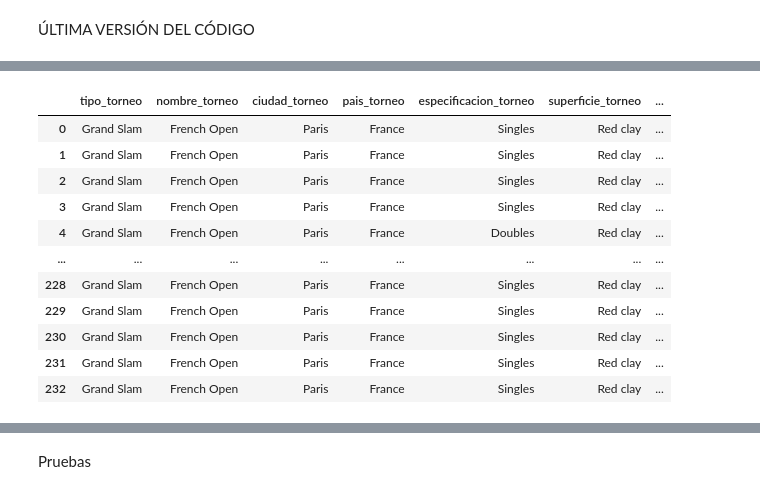
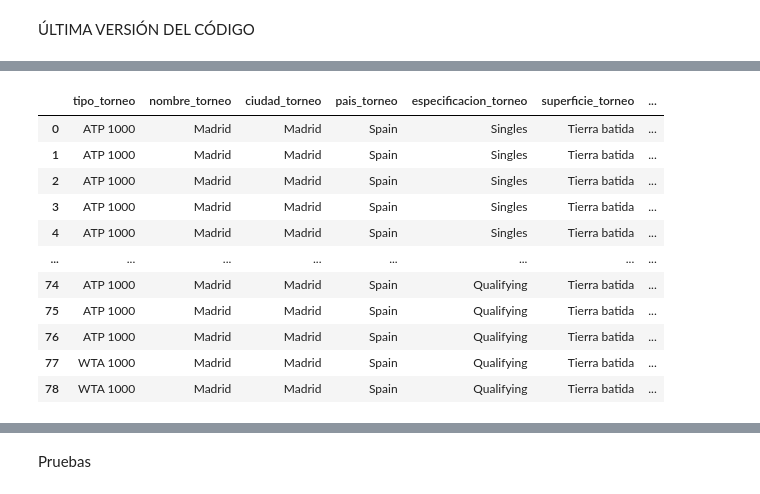
Before and after one commit to carlosvallejo23/tenis, a Jupyter notebook: scraping.ipynb, the cells around one changed output, grey strips where cells are left out. Saved outputs shown, nothing was run; the diff lists cells and outputs as text; code cells hidden in the pictures.

```diff
--- a/scraping.ipynb
+++ b/scraping.ipynb
@@ -158,14 +48,52 @@ driver.get("https://www.sofascore.com/tennis")
 try:
     wait = WebDriverWait(driver, 10)
 
-    # [Mismo código para eliminar overlays y manejar CAPTCHA...]
+    # Eliminar overlays
+    def wait_overlay_to_disappear(driver, wait, class_name="fc-dialog-overlay", timeout=10):
+        try:
+            wait.until(EC.invisibility_of_element_located((By.CLASS_NAME, class_name)))
+        except TimeoutException:
+            driver.execute_script("""
+                let overlays = document.getElementsByClassName(arguments[0]);
+                while(overlays.length > 0) {
+                    overlays[0].parentNode.removeChild(overlays[0]);
+                }
+            """, class_name)
+            time.sleep(1)
+
+    #Esto que está comentado es para eliminar pestañas emergentes de manera automática (no sirve para captcha)
+    """
+    # Aceptar cookies u otros popups
+    buttons = driver.find_elements(By.TAG_NAME, "button")
+    print(len(buttons), buttons)
+    for i in range(len(buttons)):
+        try:
+            buttons = driver.find_elements(By.TAG_NAME, "button")
+            btn = buttons[i]
+            text = btn.text.lower()
+            if any(word in text for word in ["aceptar", "accept", "consent", "confirm", "consentir", "si"]):
+                wait_overlay_to_disappear(driver, wait)
+                wait.until(EC.element_to_be_clickable(btn))
+                driver.execute_script("arguments[0].scrollIntoView();", btn)
+                time.sleep(10)
+                btn.click()
+                break
+        except StaleElementReferenceException:
+            continue
+        except Exception:
+            continue"""
+
+    # Esperar manualmente a que se resuelva el CAPTCHA
+    input("Resuelve el CAPTCHA (y otras cosas) manualmente en el navegador y presiona Enter aquí para continuar...")
+
+    time.sleep(2)
 
     # Variables
     base_url = "https://www.sofascore.com/es/tenis"
-    fecha_actual = datetime(2025, 5, 25)
+    fecha_actual = datetime(2025, 4, 24)
     datos = []
 
-    for i in range(10):
+    for i in range(3):
         fecha = fecha_actual - timedelta(days=i)
         fecha_str = fecha.strftime('%Y-%m-%d')
         url = f"{base_url}/{fecha_str}"
@@ -179,7 +107,7 @@ try:
         enlaces_partidos = []
         torneo_actual = {}
 
-        print("Número de pistas", len(pista))
+        #print("Número de pistas", len(pista))
         for p in pista:
             texto = p.text.lower()
             lineas = p.text.split("\n")
@@ -217,7 +145,7 @@ try:
                         "superficie": superficie
                     }
 
-                    print("Torneo detectado:", torneo_actual)
+                    #print("Torneo detectado:", torneo_actual)
 
             # Extraer enlace si es un partido
             if not any(x in texto for x in ["grand slam", "atp", "wta", "open", 'challenger', 'itf', 'utr', 'matches']) and texto.strip() != "":
@@ -235,6 +163,7 @@ try:
                 est = driver.find_elements(By.CSS_SELECTOR, "div.d_flex.flex-d_column.gap_sm.p_sm")
 
                 cuotaA = cuotaB = fecha_texto = dia = hora = dur = genero = antes = regla = setA = setB = nSets = "-"
+                cancelado = "no"
                 h2h1 = h2h2 = 0
                 duraciones = []
                 jugadores = []
@@ -243,11 +172,11 @@ try:
 
                 for e in est:
                     lineas = e.text.split("\n")
-                    print("Número de lineas", len(lineas))
-                    print(lineas)  # lineas equivale a un partido
+                    #print("Número de lineas", len(lineas))
+                    #print(lineas)  # lineas equivale a un partido
 
                     for i, line in enumerate(lineas):
-                        print(i, line)
+                        #print(i, line)
 
                         if 'odds' in line.lower() or 'cuotas' in line.lower():
                             if i >= 3:
@@ -280,6 +209,9 @@ try:
                         if "ft" in line.lower() or "retired" in line.lower() or 'final' in line.lower():
                             es, dur = lineas[i].split(" - ")
 
+                        if "cancelado" in line.lower() or "cancelled" in line.lower() or "canceled" in line.lower():
+                            cancelado = "si"
+
                         setA = lineas[len(lineas) - 2]
                         setB = lineas[len(lineas) - 1]
 
@@ -298,6 +230,7 @@ try:
                             ganador = 1
                 except:
                     pass
+
 
                 # Guardar en lista de diccionarios
                 datos.append({
@@ -323,6 +256,7 @@ try:
                     "genero": genero,
                     "dia": dia,
                     "hora": hora,
+                    "cancelado": cancelado,
                     "ganador": ganador
                 })
 
@@ -357,12 +283,12 @@ Número de enlaces 20
 |  | tipo_torneo | nombre_torneo | ciudad_torneo | pais_torneo | especificacion_torneo | superficie_torneo | ... |
-| 0 | Grand Slam | French Open | Paris | France | Singles | Red clay | ... |
-| 1 | Grand Slam | French Open | Paris | France | Singles | Red clay | ... |
-| 2 | Grand Slam | French Open | Paris | France | Singles | Red clay | ... |
-| 3 | Grand Slam | French Open | Paris | France | Singles | Red clay | ... |
-| 4 | Grand Slam | French Open | Paris | France | Doubles | Red clay | ... |
+| 0 | ATP 1000 | Madrid | Madrid | Spain | Singles | Tierra batida | ... |
+| 1 | ATP 1000 | Madrid | Madrid | Spain | Singles | Tierra batida | ... |
+| 2 | ATP 1000 | Madrid | Madrid | Spain | Singles | Tierra batida | ... |
+| 3 | ATP 1000 | Madrid | Madrid | Spain | Singles | Tierra batida | ... |
+| 4 | ATP 1000 | Madrid | Madrid | Spain | Singles | Tierra batida | ... |
 | ... | ... | ... | ... | ... | ... | ... | ... |
-| 228 | Grand Slam | French Open | Paris | France | Singles | Red clay | ... |
-| 229 | Grand Slam | French Open | Paris | France | Singles | Red clay | ... |
-| 230 | Grand Slam | French Open | Paris | France | Singles | Red clay | ... |
-| 231 | Grand Slam | French Open | Paris | France | Singles | Red clay | ... |
-| 232 | Grand Slam | French Open | Paris | France | Singles | Red clay | ... |
+| 74 | ATP 1000 | Madrid | Madrid | Spain | Qualifying | Tierra batida | ... |
+| 75 | ATP 1000 | Madrid | Madrid | Spain | Qualifying | Tierra batida | ... |
+| 76 | ATP 1000 | Madrid | Madrid | Spain | Qualifying | Tierra batida | ... |
+| 77 | WTA 1000 | Madrid | Madrid | Spain | Qualifying | Tierra batida | ... |
+| 78 | WTA 1000 | Madrid | Madrid | Spain | Qualifying | Tierra batida | ... |
```
Also changed, not shown: parts of 10 cells of this notebook, 1 other file.
